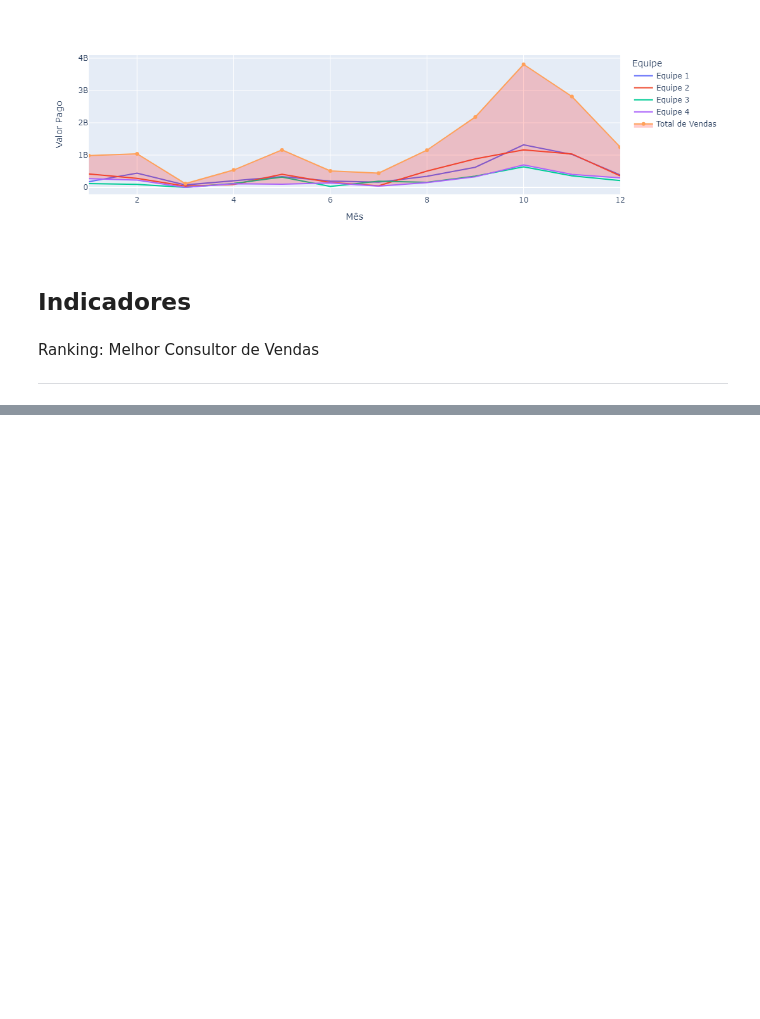
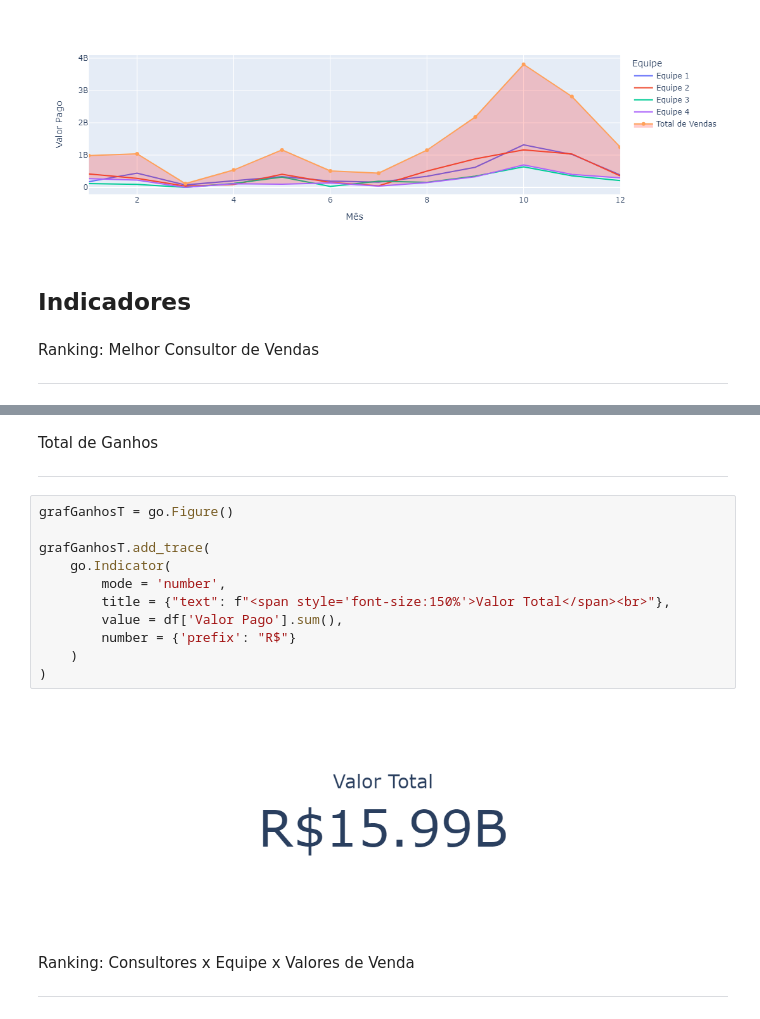
Before and after one commit to fabio-ribeiro-de/DataAnalytics, a Jupyter notebook: 1-call-center-vendas/graficos.ipynb, the cells around one changed output, grey strips where cells are left out. Drawn from its saved outputs; the diff is of its cells as text; blank space fills up the shorter version.

```diff
--- a/1-call-center-vendas/graficos.ipynb
+++ b/1-call-center-vendas/graficos.ipynb
@@ -319,0 +342,19 @@ KeyError: 'Consultor'
+# %% [markdown]
+Total de Ganhos
+_________________________________
+# %%
+grafGanhosT = go.Figure()
+
+grafGanhosT.add_trace(
+    go.Indicator(
+        mode = 'number',
+        title = {"text": f"<span style='font-size:150%'>Valor Total</span><br>"},
+        value = df['Valor Pago'].sum(),
+        number = {'prefix': "R$"}
+    )
+)
+# %% [output]
+[figure, added]
+# %% [markdown]
+Ranking: Consultores x Equipe x Valores de Venda
+_________________________________
```
Also changed, not shown: parts of 10 cells of this notebook, 1 other file.
